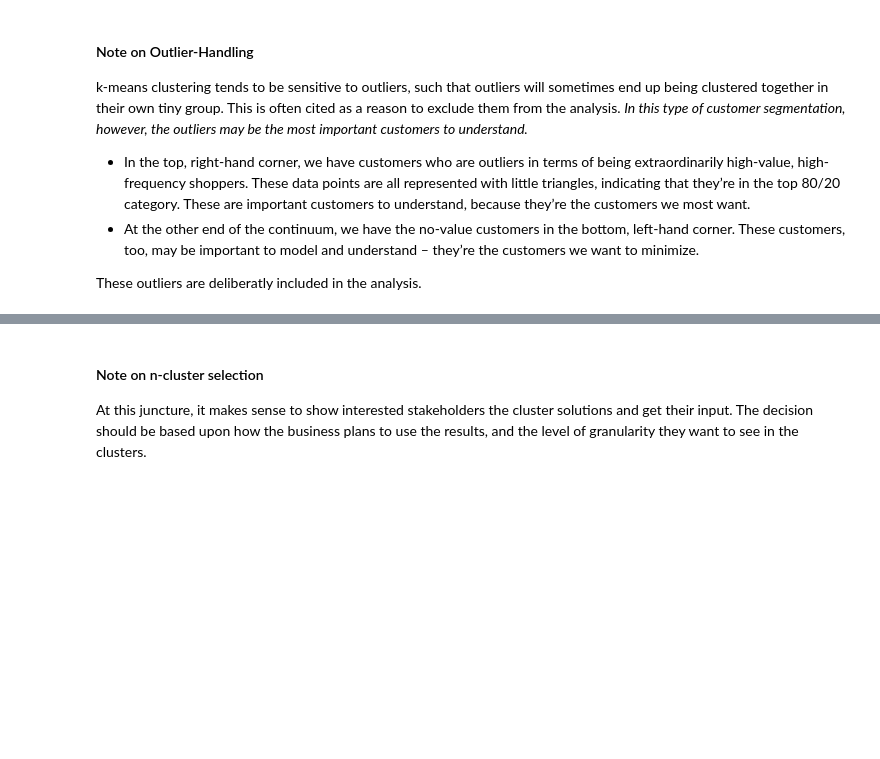
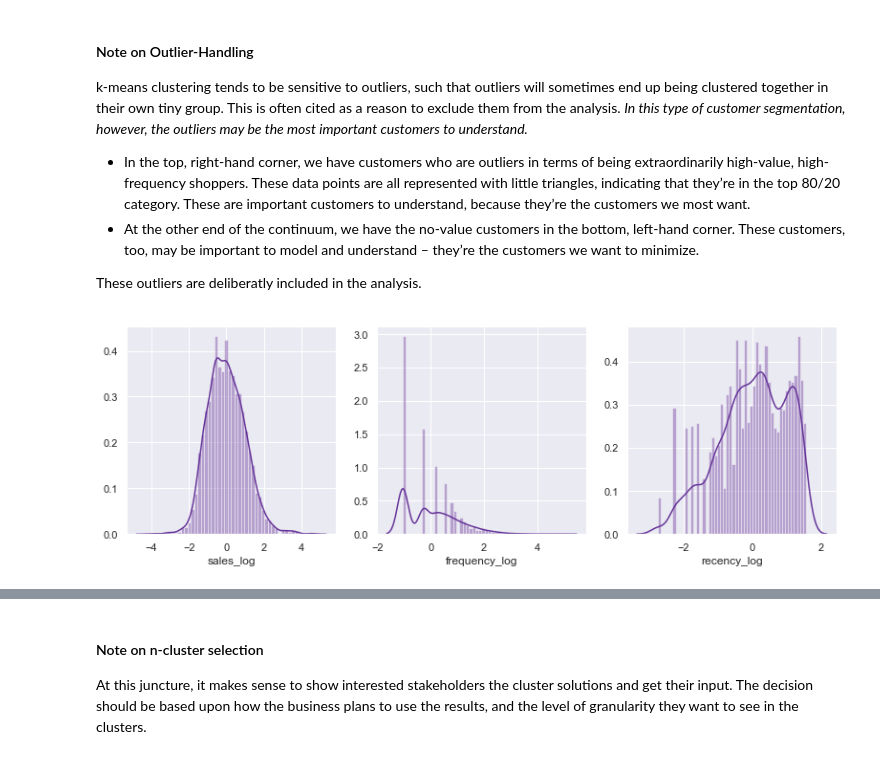
Before and after one commit to rbuerki/projects-ml, a Jupyter notebook: customer_segmentation_RFM_method/2-RFM_segmentation_with_k-means.ipynb, the cells around one changed output, grey strips where cells are left out. Saved outputs shown, nothing was run; the diff lists cells and outputs as text; code cells hidden in the pictures; blank space fills up the shorter version.

```diff
--- a/customer_segmentation_RFM_method/2-RFM_segmentation_with_k-means.ipynb
+++ b/customer_segmentation_RFM_method/2-RFM_segmentation_with_k-means.ipynb
@@ -102,0 +106,4 @@ rfm_log_scaled = pd.DataFrame(rfm_log_scaled, columns=rfm_data.columns[:3])
+# %%
+EDA.plot_num_hist(rfm_log_scaled, figsize=(18, 4))
+# %% [output]
+[figure, added]
```
Also changed, not shown: parts of 19 cells of this notebook.
